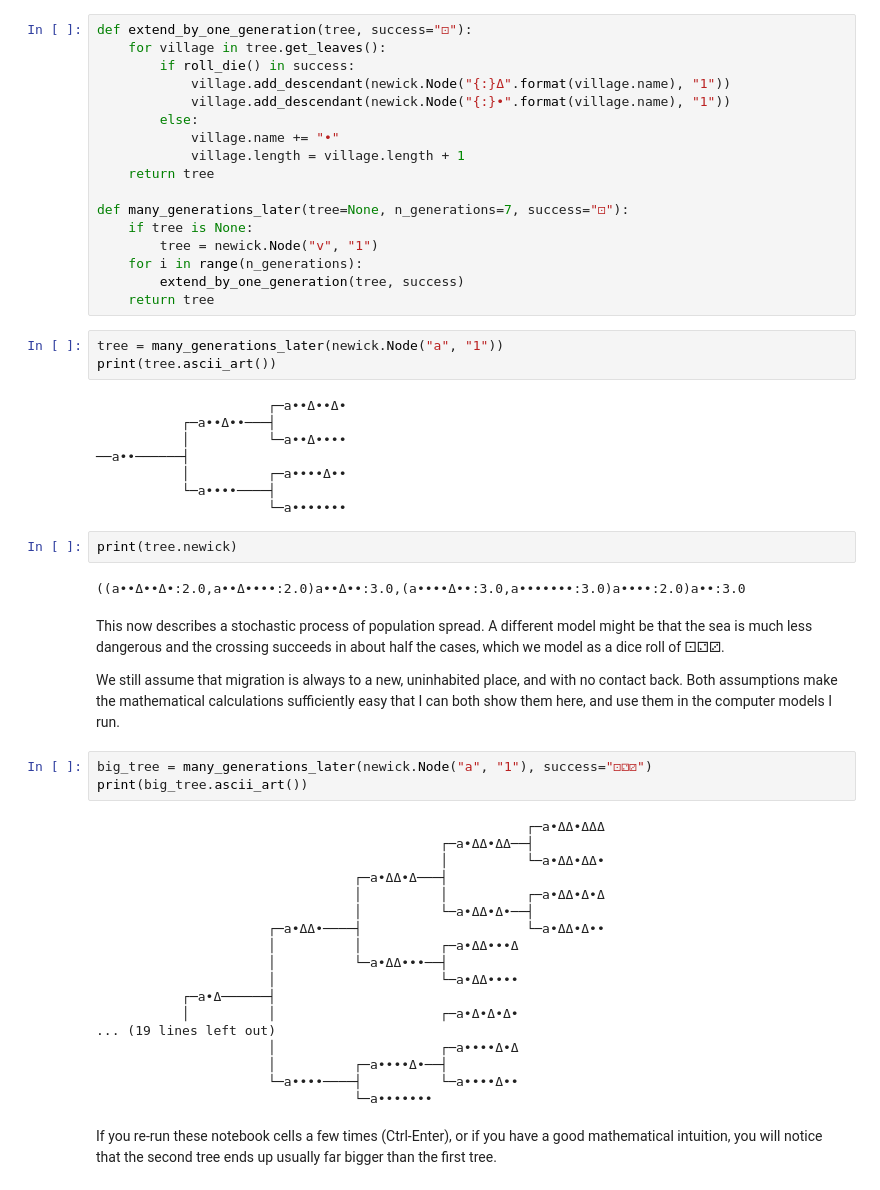
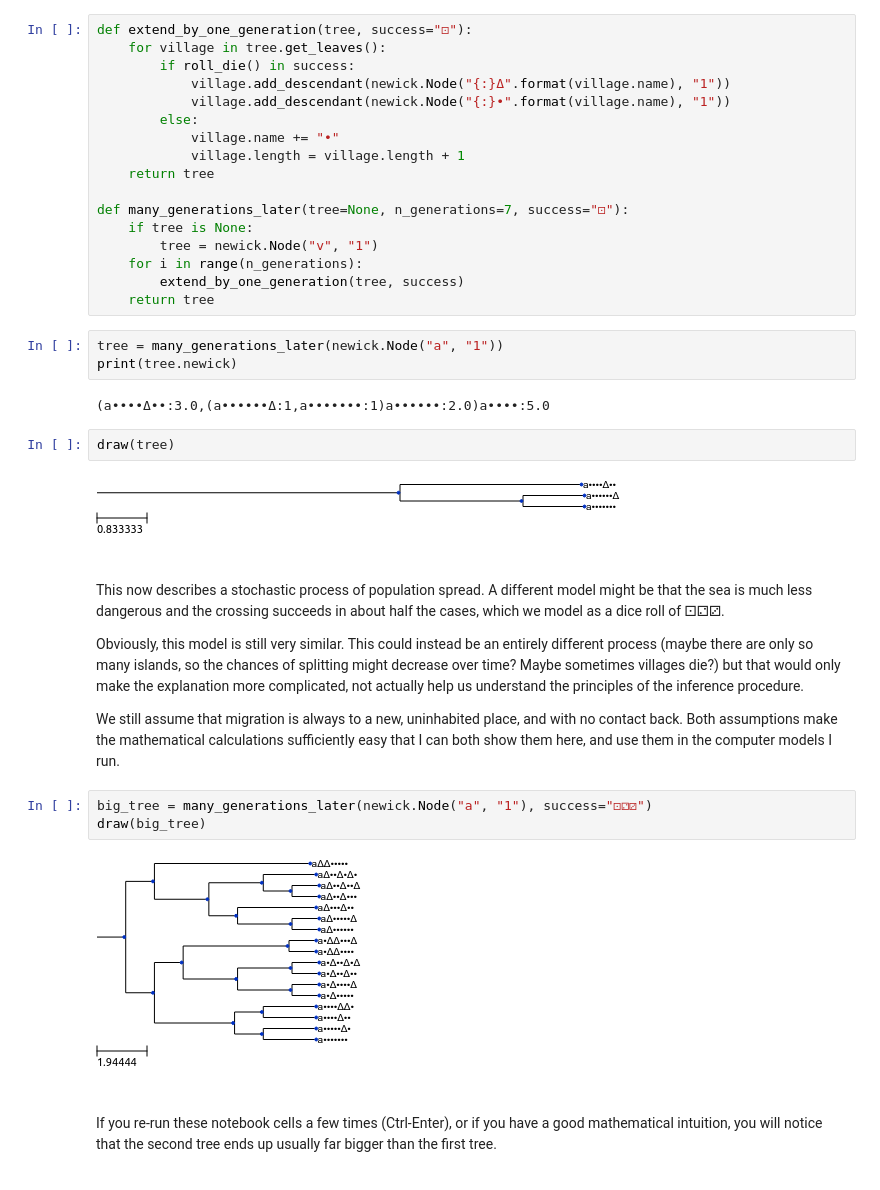
Before and after one commit to Anaphory/BayesianPhylogeneticsExplained, a Jupyter notebook: Explained.ipynb, the cells around one changed output. Cells and saved outputs as stored; diff of their text form.

```diff
--- a/Explained.ipynb
+++ b/Explained.ipynb
@@ -86,44 +91,24 @@ def many_generations_later(tree=None, n_generations=7, success="⚀"):
     return tree
 # %%
 tree = many_generations_later(newick.Node("a", "1"))
-print(tree.ascii_art())
+print(tree.newick)
 # %% [output]
-                      ┌─a••Δ••Δ•
-           ┌─a••Δ••───┤
-           │          └─a••Δ••••
-──a••──────┤
-           │          ┌─a••••Δ••
-           └─a••••────┤
-                      └─a•••••••
+(a••••Δ••:3.0,(a••••••Δ:1,a•••••••:1)a••••••:2.0)a••••:5.0
-# %%
-print(tree.newick)
-# %% [output]
-((a••Δ••Δ•:2.0,a••Δ••••:2.0)a••Δ••:3.0,(a••••Δ••:3.0,a•••••••:3.0)a••••:2.0)a••:3.0
+# %%
+draw(tree)
+# %% [output]
+[figure, added]
 # %% [markdown]
 This now describes a stochastic process of population spread. A different model might be that the sea is much less dangerous and the crossing succeeds in about half the cases, which we model as a dice roll of ⚀⚁⚂.
 
+Obviously, this model is still very similar. This could instead be an entirely different process (maybe there are only so many islands, so the chances of splitting might decrease over time? Maybe sometimes villages die?) but that would only make the explanation more complicated, not actually help us understand the principles of the inference procedure.
+
 We still assume that migration is always to a new, uninhabited place, and with no contact back. Both assumptions make the mathematical calculations sufficiently easy that I can both show them here, and use them in the computer models I run.
 # %%
 big_tree = many_generations_later(newick.Node("a", "1"), success="⚀⚁⚂")
-print(big_tree.ascii_art())
+draw(big_tree)
 # %% [output]
-                                                       ┌─a•ΔΔ•ΔΔΔ
-                                            ┌─a•ΔΔ•ΔΔ──┤
-                                            │          └─a•ΔΔ•ΔΔ•
-                                 ┌─a•ΔΔ•Δ───┤
-                                 │          │          ┌─a•ΔΔ•Δ•Δ
-                                 │          └─a•ΔΔ•Δ•──┤
-                      ┌─a•ΔΔ•────┤                     └─a•ΔΔ•Δ••
-                      │          │          ┌─a•ΔΔ•••Δ
-                      │          └─a•ΔΔ•••──┤
-                      │                     └─a•ΔΔ••••
-           ┌─a•Δ──────┤
-           │          │                     ┌─a•Δ•Δ•Δ•
-... (19 lines left out)
-                      │                     ┌─a••••Δ•Δ
-                      │          ┌─a••••Δ•──┤
-                      └─a••••────┤          └─a••••Δ••
-                                 └─a•••••••
+[figure, added]
 # %% [markdown]
 If you re-run these notebook cells a few times (Ctrl-Enter), or if you have a good mathematical intuition, you will notice that the second tree ends up usually far bigger than the first tree.
 # %% [markdown]
```
Also changed, not shown: parts of 37 cells of this notebook, 8 other files.
